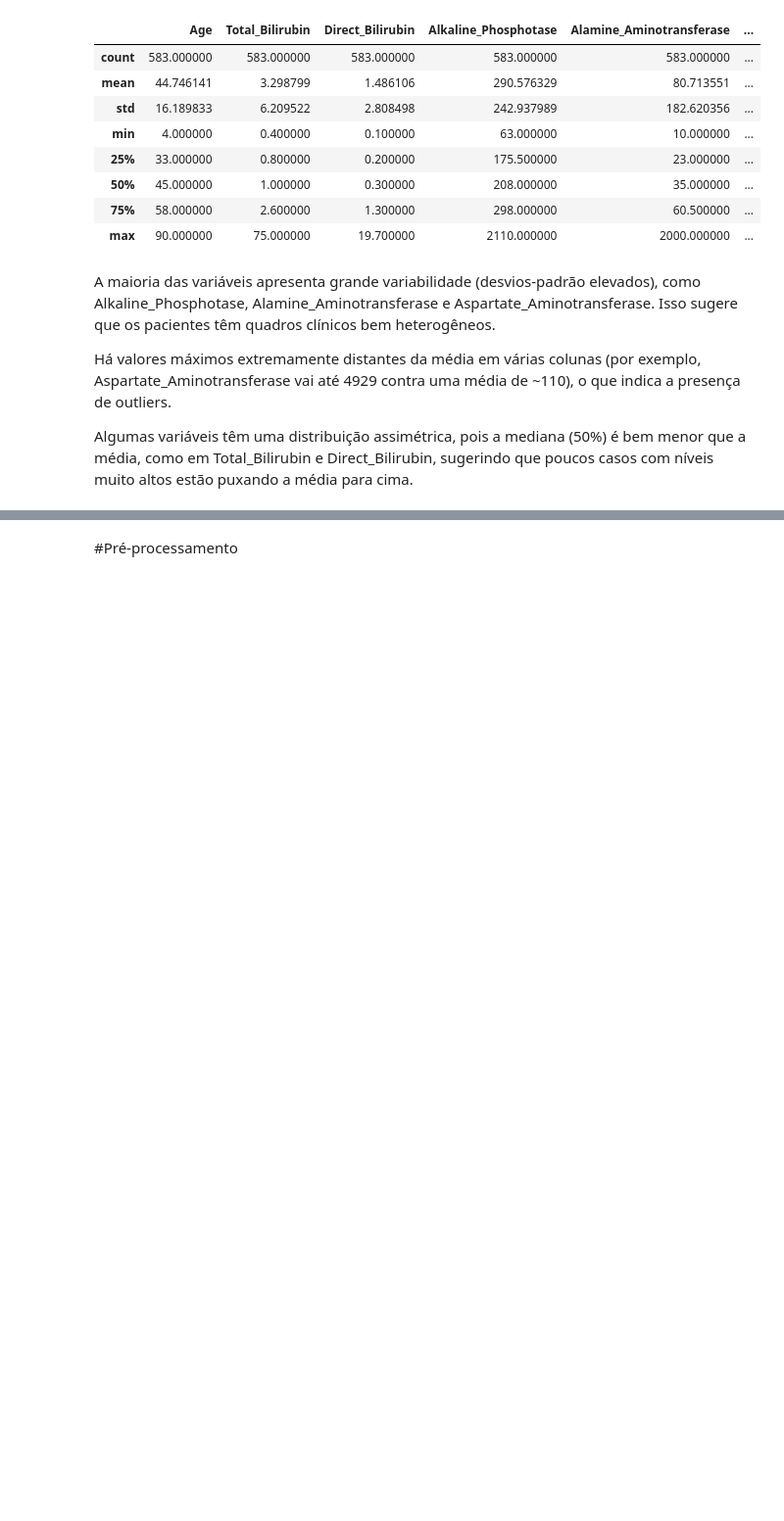
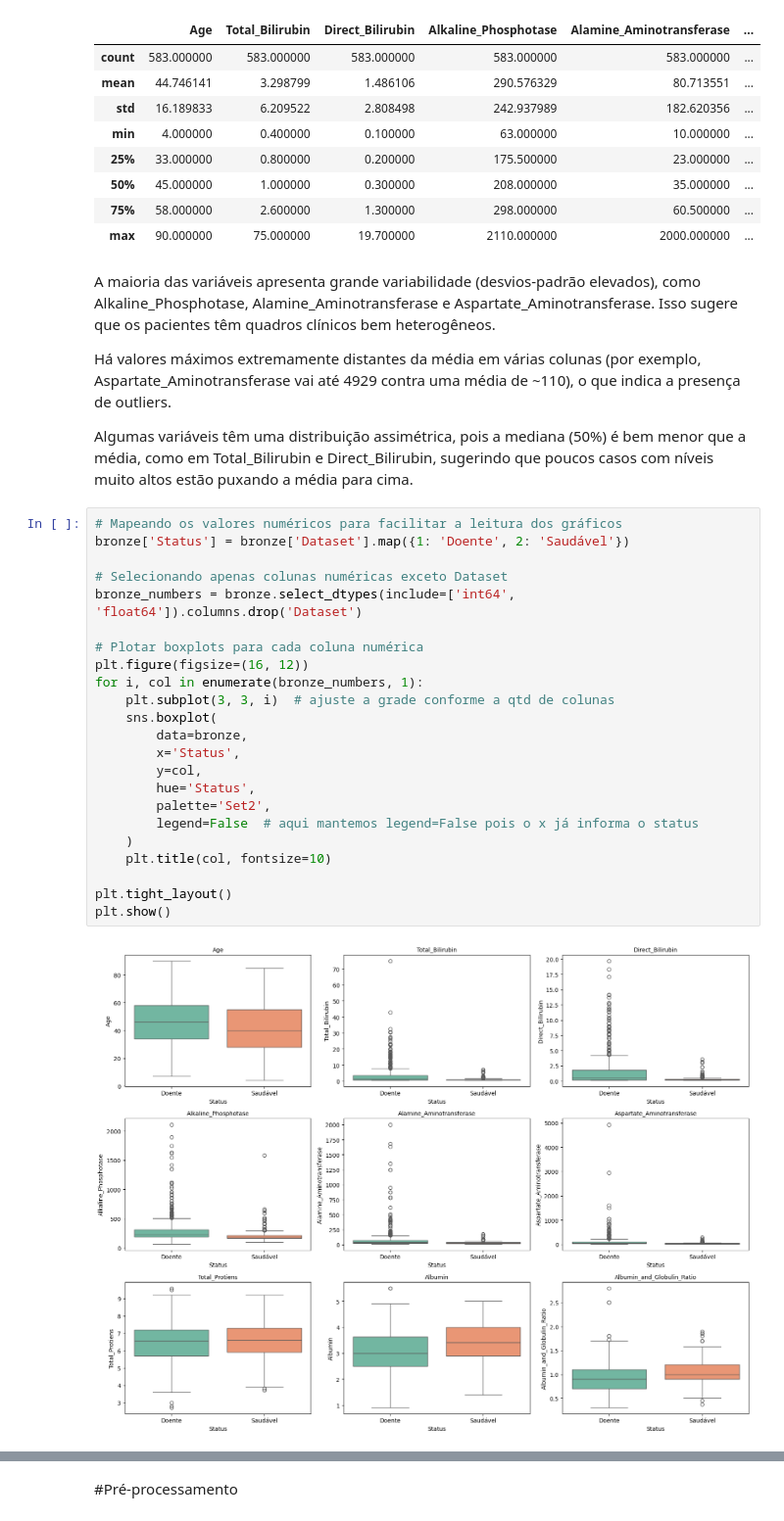
Before and after one commit to paulaRMachado/PUC-RIO-DTSC-MVP2, a Jupyter notebook: PUC_MVP_2.ipynb, the cells around one changed output, grey strips where cells are left out. Shown at 98% size. Saved outputs shown, nothing was run; the diff lists cells and outputs as text; blank space fills up the shorter version.

```diff
--- a/PUC_MVP_2.ipynb
+++ b/PUC_MVP_2.ipynb
@@ -146,3 +147,28 @@ A maioria das variáveis apresenta grande variabilidade (desvios-padrão elevado
 Há valores máximos extremamente distantes da média em várias colunas (por exemplo, Aspartate_Aminotransferase vai até 4929 contra uma média de ~110), o que indica a presença de outliers.
 
 Algumas variáveis têm uma distribuição assimétrica, pois a mediana (50%) é bem menor que a média, como em Total_Bilirubin e Direct_Bilirubin, sugerindo que poucos casos com níveis muito altos estão puxando a média para cima.
+# %%
+# Mapeando os valores numéricos para facilitar a leitura dos gráficos
+bronze['Status'] = bronze['Dataset'].map({1: 'Doente', 2: 'Saudável'})
+
+# Selecionando apenas colunas numéricas exceto Dataset
+bronze_numbers = bronze.select_dtypes(include=['int64', 'float64']).columns.drop('Dataset')
+
+# Plotar boxplots para cada coluna numérica
+plt.figure(figsize=(16, 12))
+for i, col in enumerate(bronze_numbers, 1):
+    plt.subplot(3, 3, i)  # ajuste a grade conforme a qtd de colunas
+    sns.boxplot(
+        data=bronze,
+        x='Status',
+        y=col,
+        hue='Status',
+        palette='Set2',
+        legend=False  # aqui mantemos legend=False pois o x já informa o status
+    )
+    plt.title(col, fontsize=10)
+
+plt.tight_layout()
+plt.show()
+# %% [output]
+[figure, added]
```
Also changed, not shown: parts of 12 cells of this notebook.
